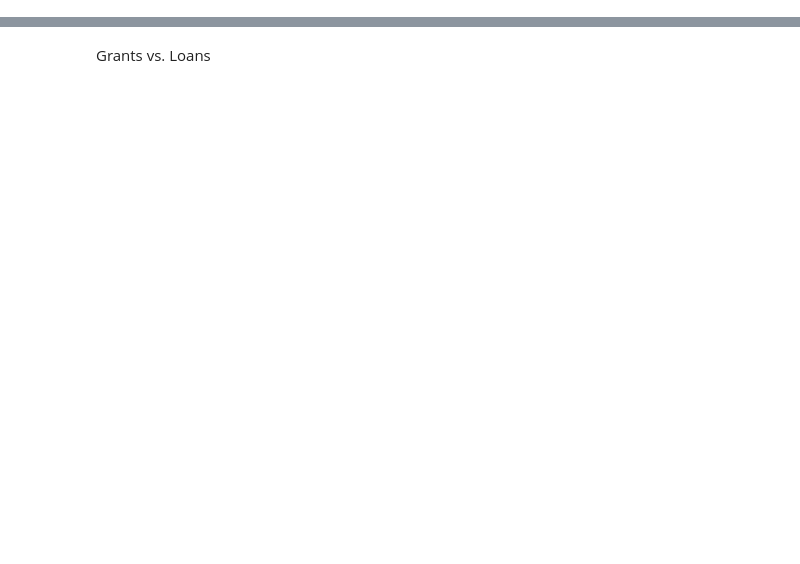
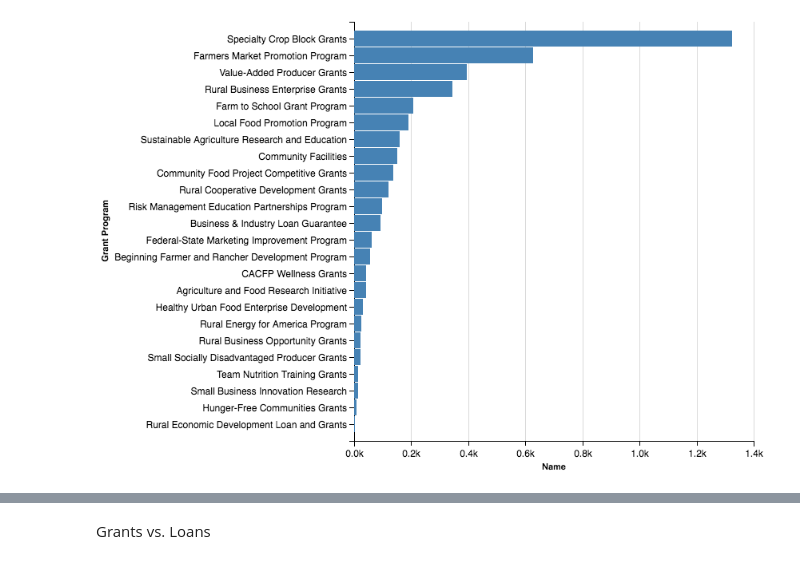
Before and after one commit to mroswell/know-your-farmer-analysis, a Jupyter notebook: KYF2-analysis.ipynb, the cells around one changed output, grey strips where cells are left out. Cells and saved outputs as stored; diff of their text form; code cells hidden in the pictures; blank space fills up the shorter version.

Commit message:
add more charts

```diff
--- a/KYF2-analysis.ipynb
+++ b/KYF2-analysis.ipynb
@@ -37,0 +97,6 @@ memory usage: 1.1+ MB
+# %%
+grantor = pd.DataFrame(kyf2['Name'].value_counts())
+grantor.reset_index(inplace=True)
+Chart(grantor).mark_bar().encode(y=Y('index', sort=SortField(field='Name', order='ascending'),
+        axis=Axis(title='Grant Program')), x='Name').configure_axis(tickLabelFontSize=12, labelMaxLength=300)
+# %% [output]
@@ -38 +104,2 @@ memory usage: 1.1+ MB
+[figure, added]
 # %%
```
Also changed, not shown: parts of 36 cells of this notebook, 3 other files.
